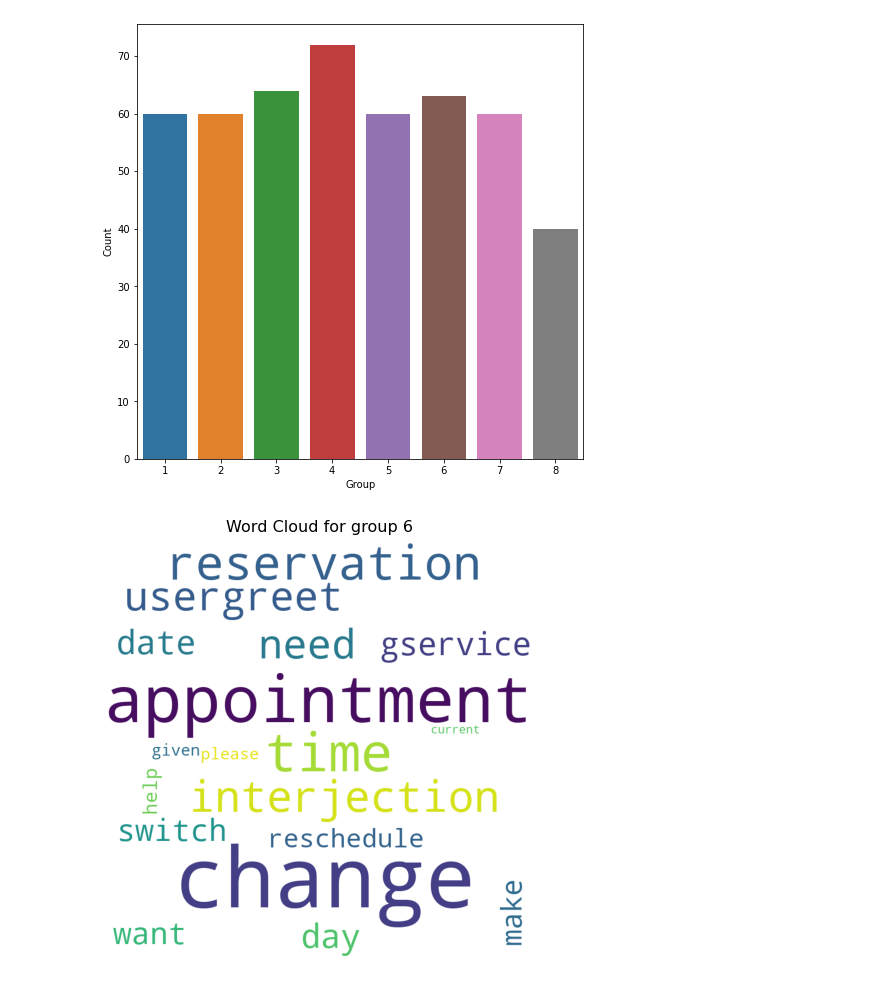
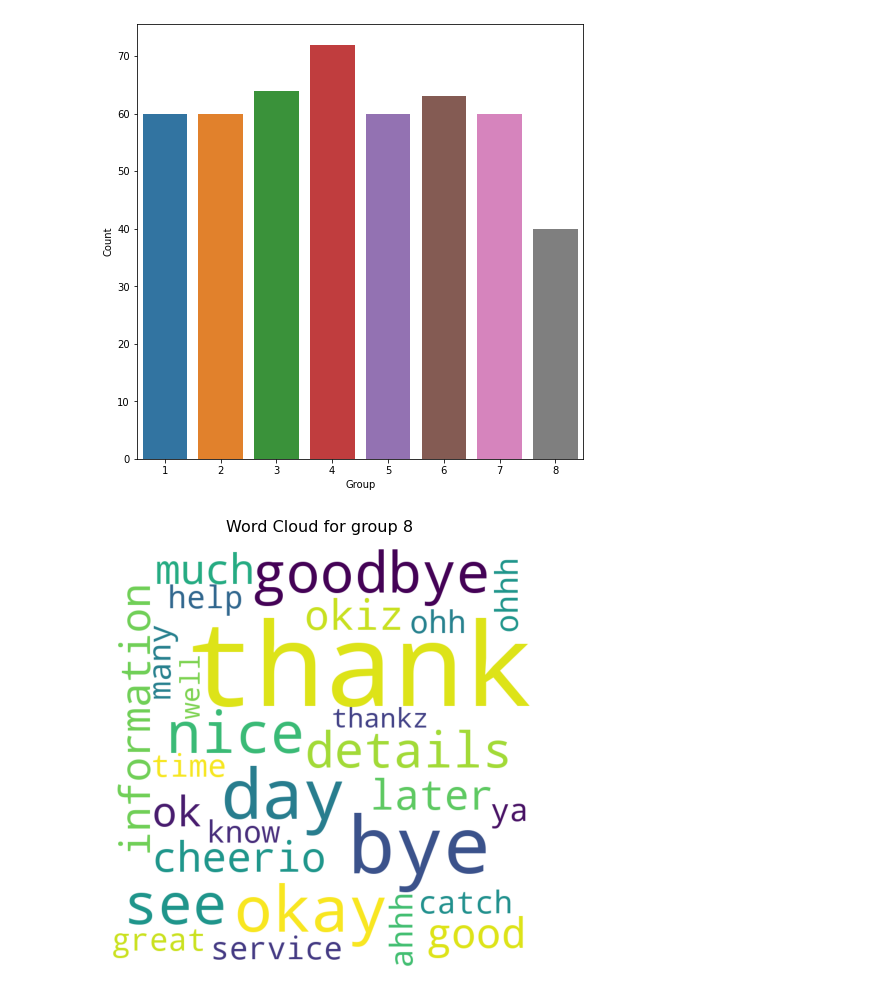
Before and after one commit to mudithsilva/text-mining, a Jupyter notebook: Final Project/Data Analyser .ipynb, the cells around one changed output. Saved outputs shown, nothing was run; the diff lists cells and outputs as text; code cells hidden in the pictures.

```diff
--- a/Final Project/Data Analyser .ipynb
+++ b/Final Project/Data Analyser .ipynb
@@ -92,6 +92,6 @@ def show_wordcloud(group):
 
     plt.show()
 # %%
-show_wordcloud(6)
+show_wordcloud(8)
 # %% [output]
-[figure, old version]
+[figure, new version]
```
Also changed, not shown: 9 other files.
